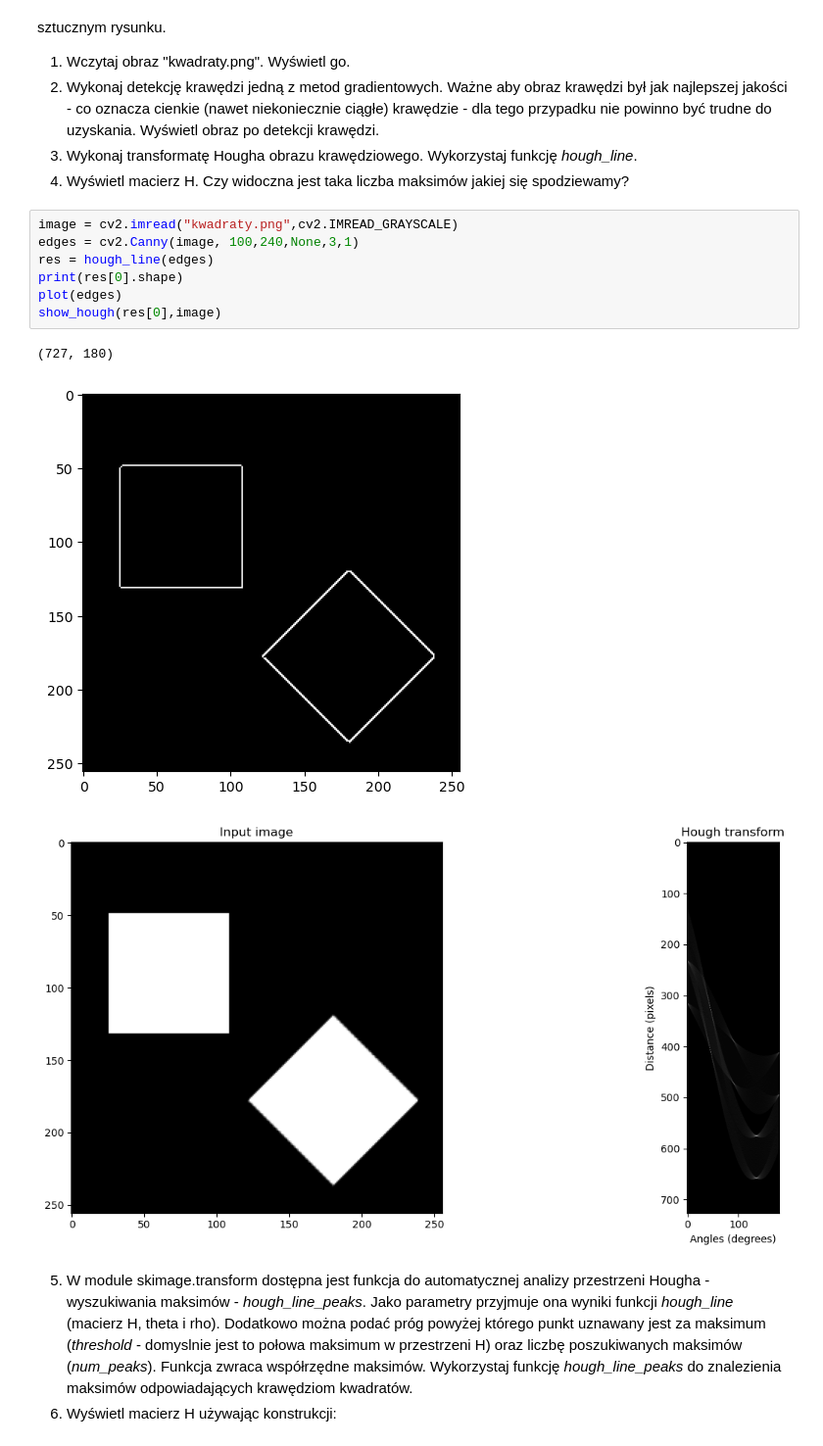
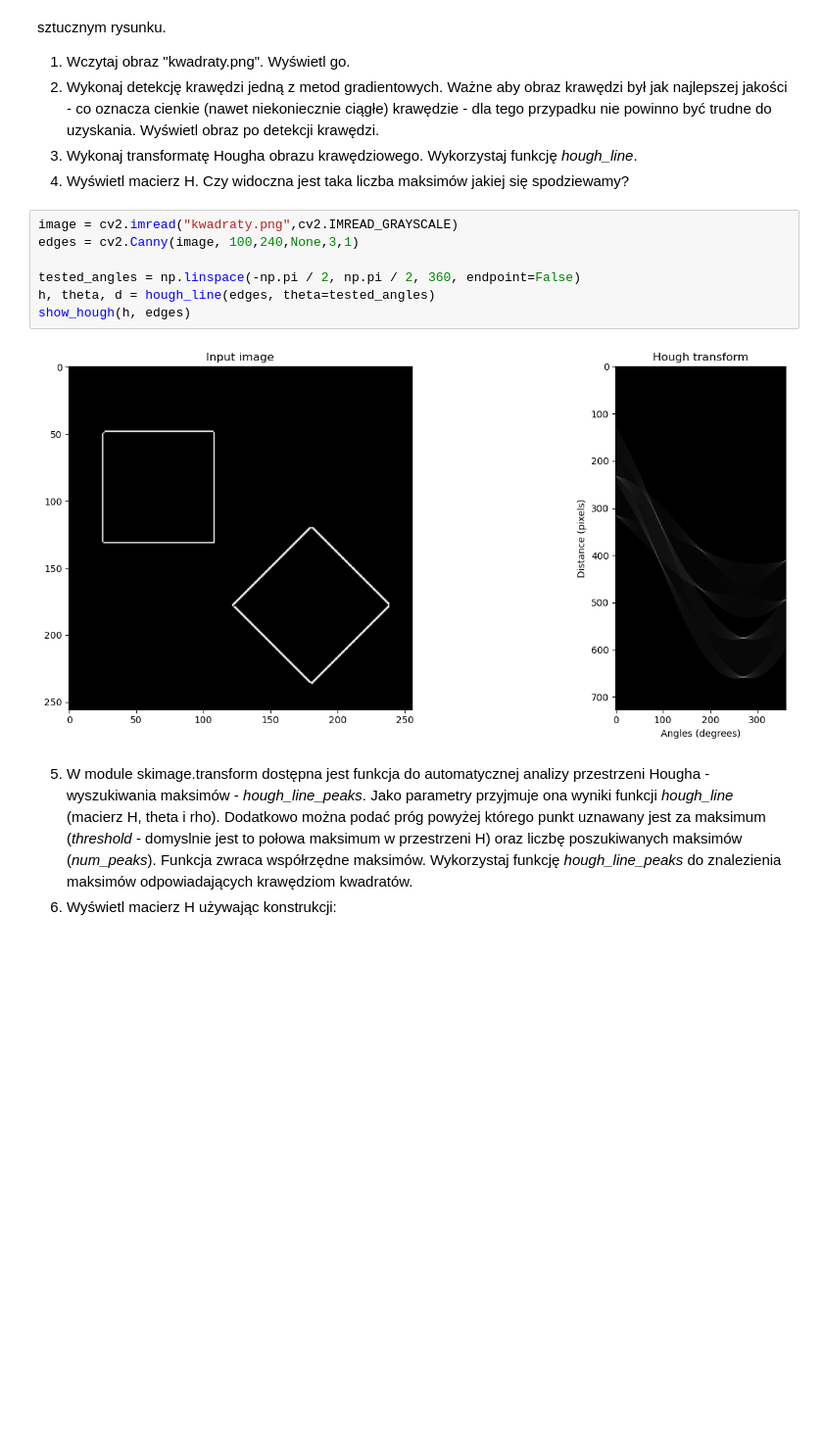
Before and after one commit to omnibus1/poc, a Jupyter notebook: lab11/11_Hough.ipynb, the cells around one changed output. Shown at 98% size. Drawn from its saved outputs; the diff is of its cells as text; blank space fills up the shorter version.

```diff
--- a/lab11/11_Hough.ipynb
+++ b/lab11/11_Hough.ipynb
@@ -130,14 +134,12 @@ W tym podpunkcie pokazane zostanie praktycznie wykorzystanie transformaty Hougha
 # %%
 image = cv2.imread("kwadraty.png",cv2.IMREAD_GRAYSCALE)
 edges = cv2.Canny(image, 100,240,None,3,1)
-res = hough_line(edges)
-print(res[0].shape)
-plot(edges)
-show_hough(res[0],image)
+
+tested_angles = np.linspace(-np.pi / 2, np.pi / 2, 360, endpoint=False)
+h, theta, d = hough_line(edges, theta=tested_angles)
+show_hough(h, edges)
 # %% [output]
-(727, 180)
-[figure, old version]
+[figure, new version]
-[figure, removed]
 # %% [markdown]
  5. W module skimage.transform dostępna jest funkcja do automatycznej analizy przestrzeni Hougha - wyszukiwania maksimów - *hough\_line\_peaks*. Jako parametry przyjmuje ona wyniki funkcji *hough\_line* (macierz H, theta i rho). Dodatkowo można podać próg powyżej którego punkt uznawany jest za maksimum (_threshold_ - domyslnie jest to połowa maksimum w przestrzeni H) oraz liczbę poszukiwanych maksimów (*num_peaks*). Funkcja zwraca współrzędne maksimów. Wykorzystaj funkcję *hough\_line\_peaks* do znalezienia maksimów odpowiadających krawędziom kwadratów.
  6. Wyświetl macierz H używając konstrukcji:
```
Also changed, not shown: parts of 10 cells of this notebook, 3 other files.
